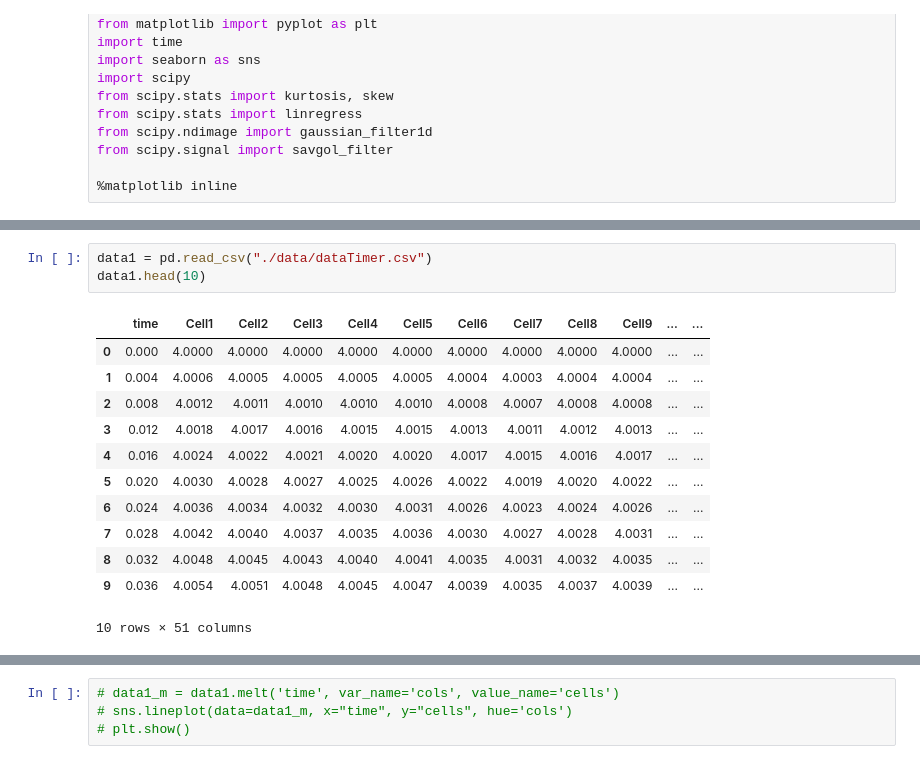
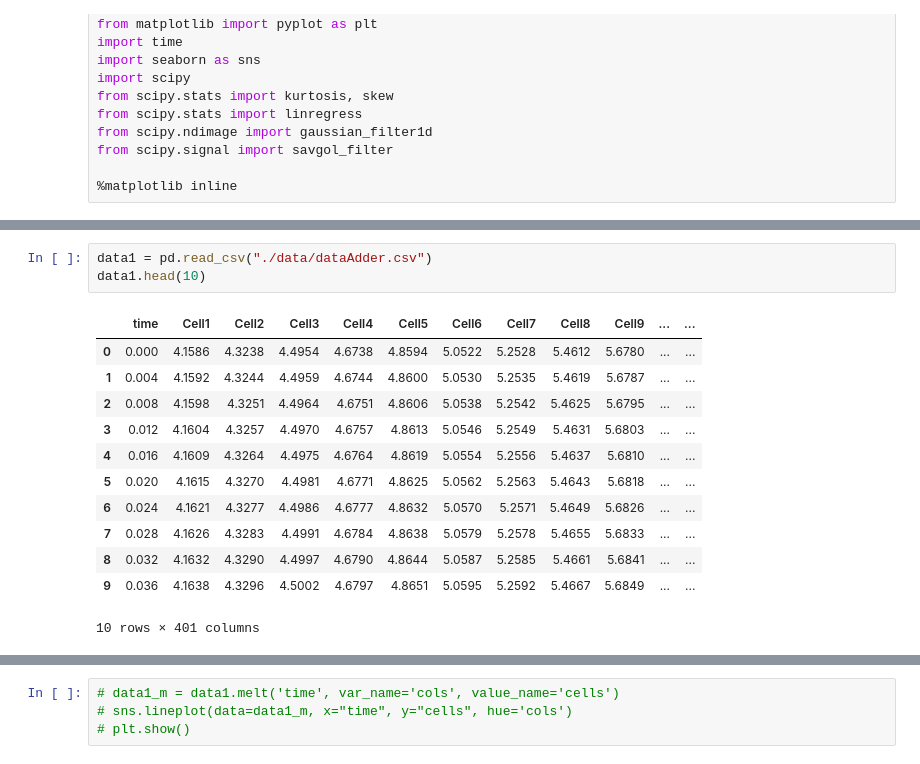
Before and after one commit to erezli/PyEcoLib, a Jupyter notebook: test1.ipynb, the cells around one changed output, grey strips where cells are left out. Saved outputs shown, nothing was run; the diff lists cells and outputs as text.

```diff
--- a/test1.ipynb
+++ b/test1.ipynb
@@ -44,19 +84,19 @@ It took 7 seconds.
 # %%
-data1 = pd.read_csv("./data/dataTimer.csv")
+data1 = pd.read_csv("./data/dataAdder.csv")
 data1.head(10)
 # %% [output]
 |  | time | Cell1 | Cell2 | Cell3 | Cell4 | Cell5 | Cell6 | Cell7 | Cell8 | Cell9 | ... | ... |
-| 0 | 0.000 | 4.0000 | 4.0000 | 4.0000 | 4.0000 | 4.0000 | 4.0000 | 4.0000 | 4.0000 | 4.0000 | ... | ... |
-| 1 | 0.004 | 4.0006 | 4.0005 | 4.0005 | 4.0005 | 4.0005 | 4.0004 | 4.0003 | 4.0004 | 4.0004 | ... | ... |
-| 2 | 0.008 | 4.0012 | 4.0011 | 4.0010 | 4.0010 | 4.0010 | 4.0008 | 4.0007 | 4.0008 | 4.0008 | ... | ... |
-| 3 | 0.012 | 4.0018 | 4.0017 | 4.0016 | 4.0015 | 4.0015 | 4.0013 | 4.0011 | 4.0012 | 4.0013 | ... | ... |
-| 4 | 0.016 | 4.0024 | 4.0022 | 4.0021 | 4.0020 | 4.0020 | 4.0017 | 4.0015 | 4.0016 | 4.0017 | ... | ... |
-| 5 | 0.020 | 4.0030 | 4.0028 | 4.0027 | 4.0025 | 4.0026 | 4.0022 | 4.0019 | 4.0020 | 4.0022 | ... | ... |
-| 6 | 0.024 | 4.0036 | 4.0034 | 4.0032 | 4.0030 | 4.0031 | 4.0026 | 4.0023 | 4.0024 | 4.0026 | ... | ... |
-| 7 | 0.028 | 4.0042 | 4.0040 | 4.0037 | 4.0035 | 4.0036 | 4.0030 | 4.0027 | 4.0028 | 4.0031 | ... | ... |
-| 8 | 0.032 | 4.0048 | 4.0045 | 4.0043 | 4.0040 | 4.0041 | 4.0035 | 4.0031 | 4.0032 | 4.0035 | ... | ... |
-| 9 | 0.036 | 4.0054 | 4.0051 | 4.0048 | 4.0045 | 4.0047 | 4.0039 | 4.0035 | 4.0037 | 4.0039 | ... | ... |
+| 0 | 0.000 | 4.1586 | 4.3238 | 4.4954 | 4.6738 | 4.8594 | 5.0522 | 5.2528 | 5.4612 | 5.6780 | ... | ... |
+| 1 | 0.004 | 4.1592 | 4.3244 | 4.4959 | 4.6744 | 4.8600 | 5.0530 | 5.2535 | 5.4619 | 5.6787 | ... | ... |
+| 2 | 0.008 | 4.1598 | 4.3251 | 4.4964 | 4.6751 | 4.8606 | 5.0538 | 5.2542 | 5.4625 | 5.6795 | ... | ... |
+| 3 | 0.012 | 4.1604 | 4.3257 | 4.4970 | 4.6757 | 4.8613 | 5.0546 | 5.2549 | 5.4631 | 5.6803 | ... | ... |
+| 4 | 0.016 | 4.1609 | 4.3264 | 4.4975 | 4.6764 | 4.8619 | 5.0554 | 5.2556 | 5.4637 | 5.6810 | ... | ... |
+| 5 | 0.020 | 4.1615 | 4.3270 | 4.4981 | 4.6771 | 4.8625 | 5.0562 | 5.2563 | 5.4643 | 5.6818 | ... | ... |
+| 6 | 0.024 | 4.1621 | 4.3277 | 4.4986 | 4.6777 | 4.8632 | 5.0570 | 5.2571 | 5.4649 | 5.6826 | ... | ... |
+| 7 | 0.028 | 4.1626 | 4.3283 | 4.4991 | 4.6784 | 4.8638 | 5.0579 | 5.2578 | 5.4655 | 5.6833 | ... | ... |
+| 8 | 0.032 | 4.1632 | 4.3290 | 4.4997 | 4.6790 | 4.8644 | 5.0587 | 5.2585 | 5.4661 | 5.6841 | ... | ... |
+| 9 | 0.036 | 4.1638 | 4.3296 | 4.5002 | 4.6797 | 4.8651 | 5.0595 | 5.2592 | 5.4667 | 5.6849 | ... | ... |
-10 rows × 51 columns
+10 rows × 401 columns
 # %%
 timearray=data1.time.unique()
 print(timearray)
```
Also changed, not shown: parts of 15 cells of this notebook.
